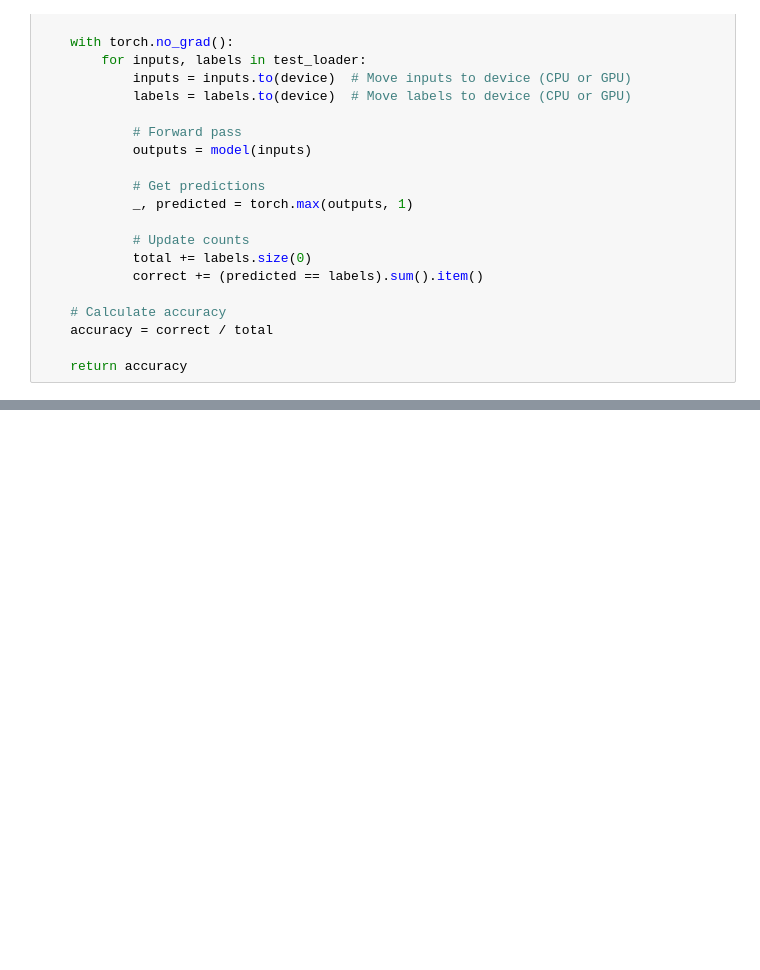
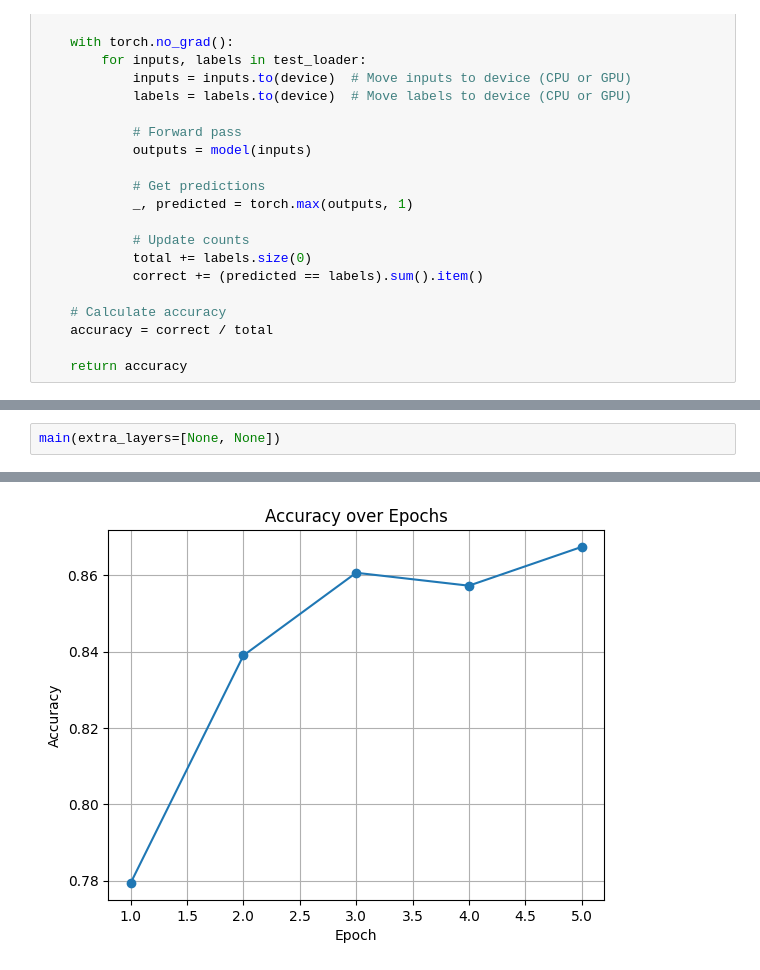
Before and after one commit to Casassarnau/semi-supervised-learning-oxford-IIIT-pet, a Jupyter notebook: breeds_classifier.ipynb, the cells around one changed output, grey strips where cells are left out. Drawn from its saved outputs; the diff is of its cells as text; blank space fills up the shorter version.

```diff
--- a/breeds_classifier.ipynb
+++ b/breeds_classifier.ipynb
@@ -167,0 +209,3 @@ test_accuracy(pretrained_model, test_dl)
+# %%
+main(extra_layers=[None, None])
+# %% [output]
@@ -167,0 +229 @@ test_accuracy(pretrained_model, test_dl)
+[figure, added]
```
Also changed, not shown: parts of 9 cells of this notebook.
